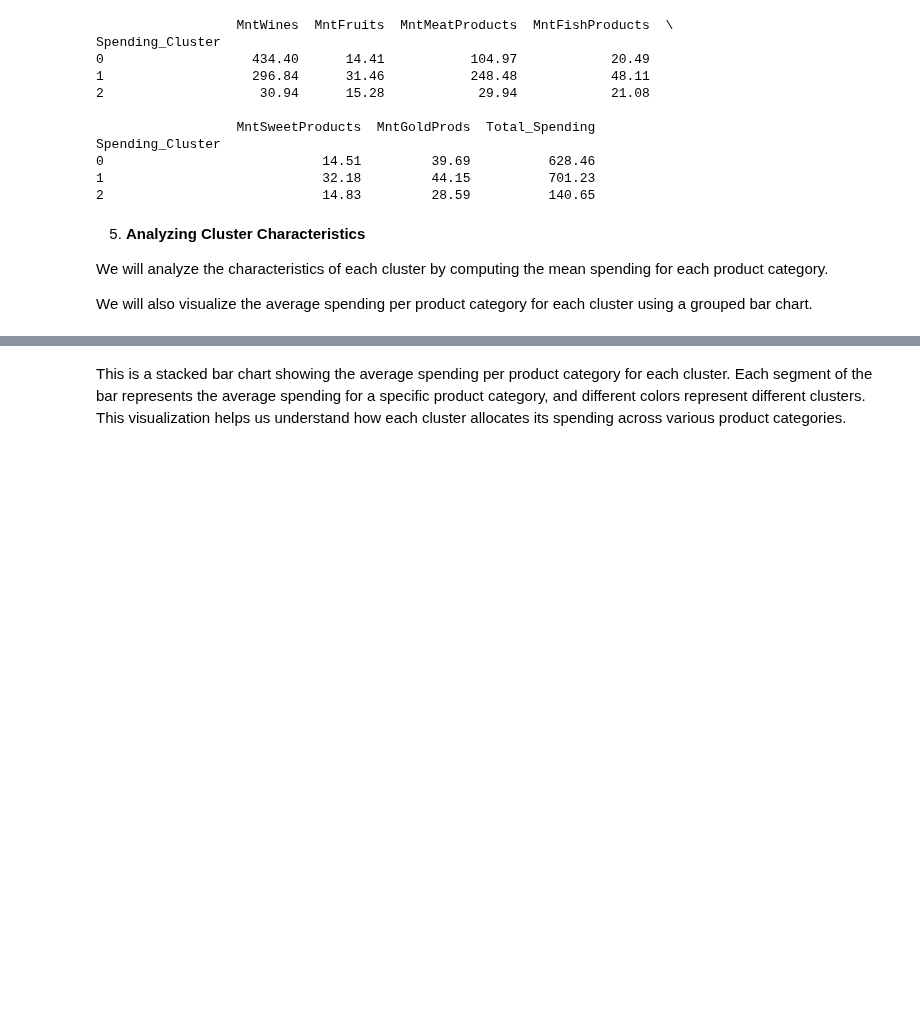
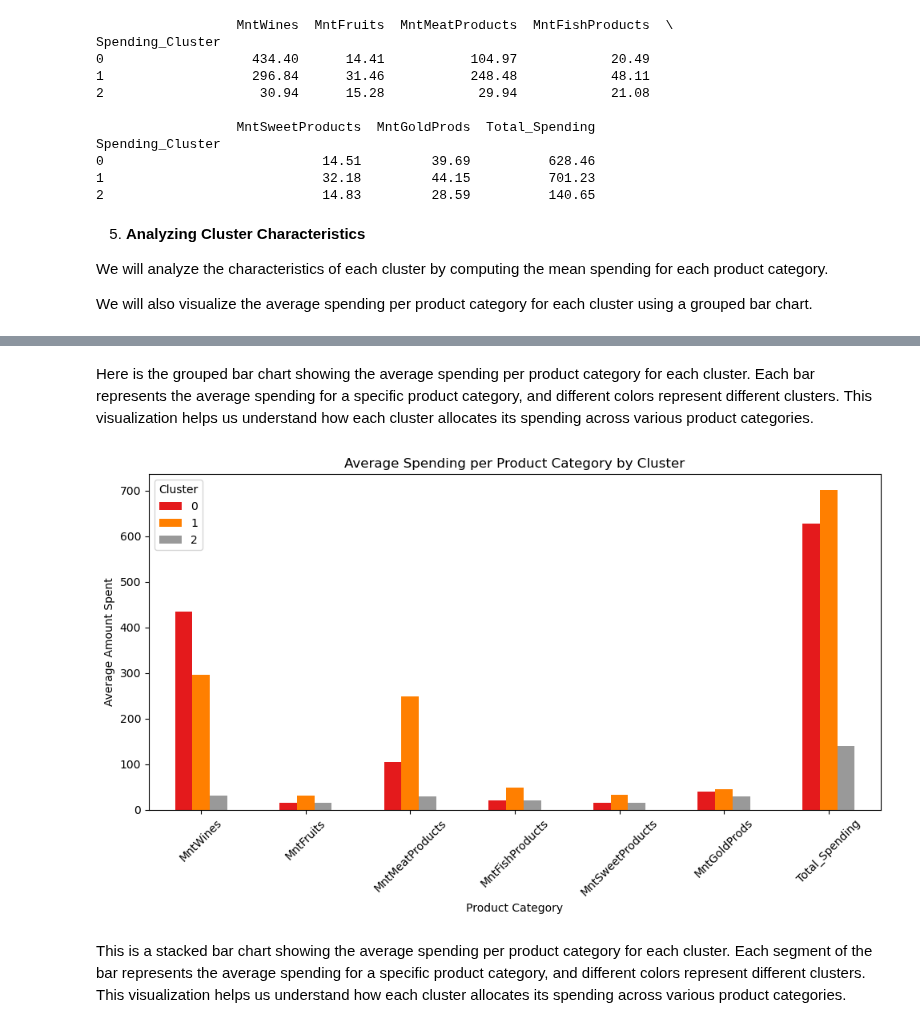
Before and after one commit to martinaainembabazi/GROUP-D-DATA-SCIENCE-PROJECT-ON-CUSTOMER-SEGMENTATION, a Jupyter notebook: customersegmentation.ipynb, the cells around one changed output, grey strips where cells are left out. Cells and saved outputs as stored; diff of their text form; code cells hidden in the pictures; blank space fills up the shorter version.

```diff
--- a/customersegmentation.ipynb
+++ b/customersegmentation.ipynb
@@ -772,3 +771,18 @@ Spending_Cluster
+# %% [markdown]
+Here is the grouped bar chart showing the average spending per product category for each cluster. Each bar represents the average spending for a specific product category, and different colors represent different clusters. This visualization helps us understand how each cluster allocates its spending across various product categories.
+# %%
+# Transpose the DataFrame so categories are on the x-axis
+cluster_means.T.plot(kind='bar', figsize=(10, 6), colormap='Set1')
+
+plt.title('Average Spending per Product Category by Cluster')
+plt.ylabel('Average Amount Spent')
+plt.xlabel('Product Category')
+plt.xticks(rotation=45)
+plt.legend(title='Cluster')
+plt.tight_layout()
+plt.show()
+# %% [output]
+[figure, added]
 # %% [markdown]
 This is a stacked bar chart showing the average spending per product category for each cluster. Each segment of the bar represents the average spending for a specific product category, and different colors represent different clusters. This visualization helps us understand how each cluster allocates its spending across various product categories.
 # %%
```
Also changed, not shown: parts of 21 cells of this notebook, 1 other file.
